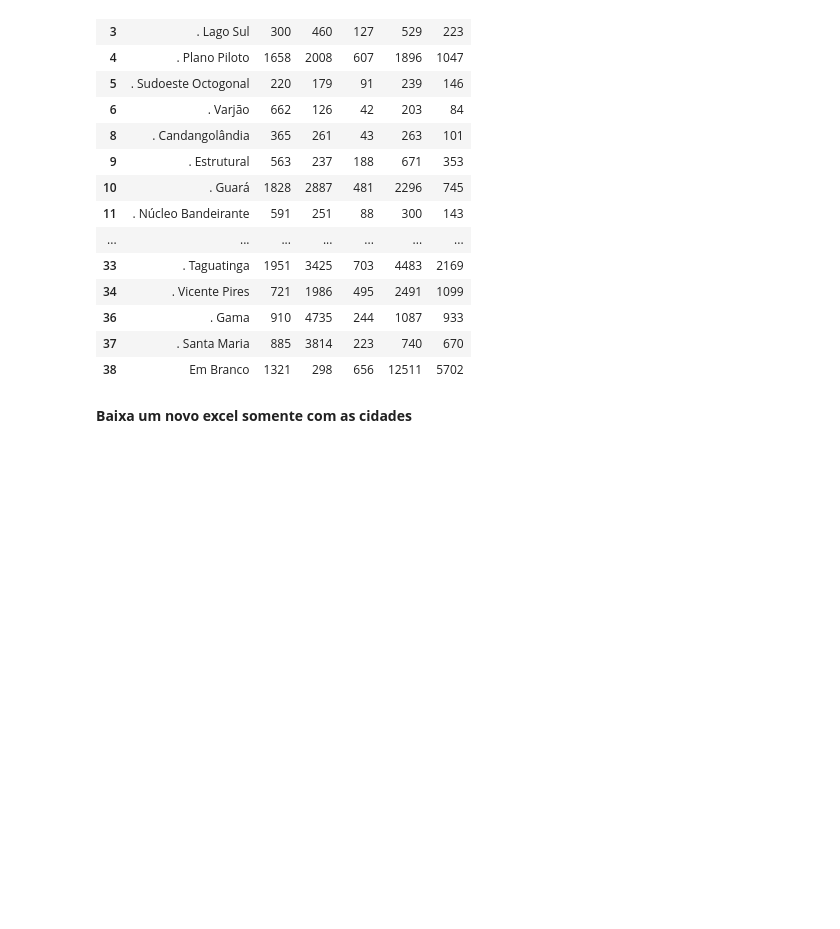
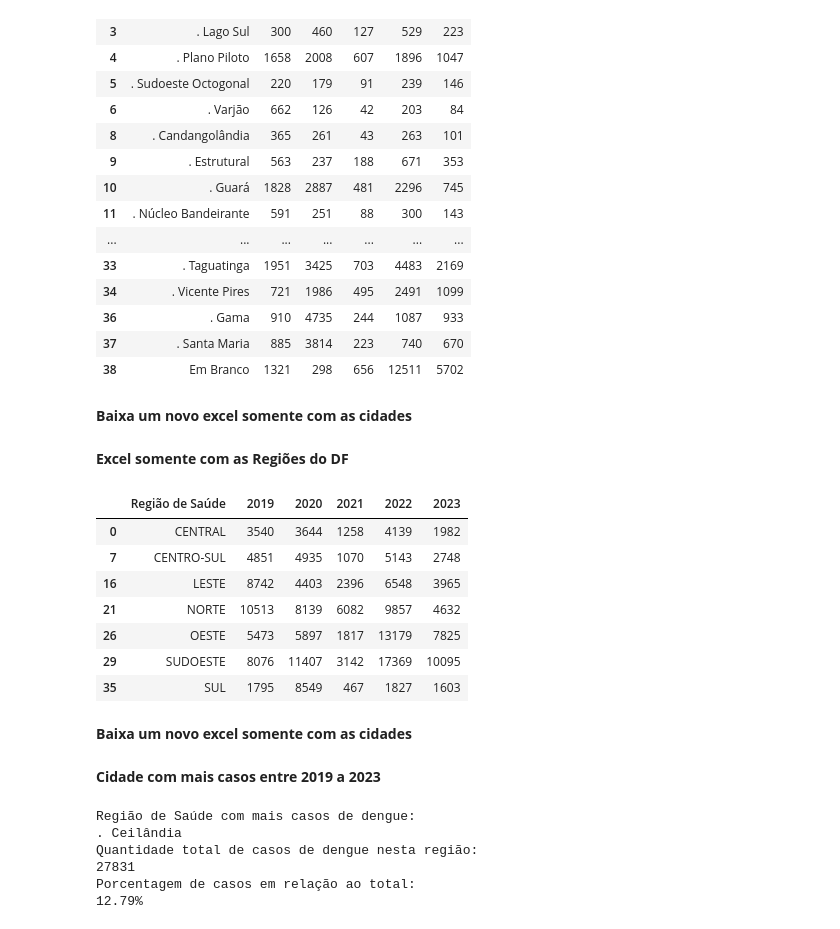
Before and after one commit to 07Dalmaso/-An-lise-Preditiva-cMonitoramento-Epidemiol-gico-da-Dengue-no-Distrito-Federal-2019-2023-, a Jupyter notebook: dengue.ipynb, the cells around one changed output. Drawn from its saved outputs; the diff is of its cells as text; code cells hidden in the pictures; blank space fills up the shorter version.

```diff
--- a/dengue.ipynb
+++ b/dengue.ipynb
@@ -101,3 +178,5 @@ linhas_cidades
 **Baixa um novo excel somente com as cidades**
 # %%
 linhas_cidades.to_excel('resultado_analise_cidade.xlsx', index=False)
+# %% [markdown]
+**Excel somente com as Regiões do DF**
@@ -103,0 +185,13 @@ linhas_cidades.to_excel('resultado_analise_cidade.xlsx', index=False)
+# %%
+linhas_regiao
+# %% [output]
+|  | Região de Saúde | 2019 | 2020 | 2021 | 2022 | 2023 |
+| 0 | CENTRAL | 3540 | 3644 | 1258 | 4139 | 1982 |
+| 7 | CENTRO-SUL | 4851 | 4935 | 1070 | 5143 | 2748 |
+| 16 | LESTE | 8742 | 4403 | 2396 | 6548 | 3965 |
+| 21 | NORTE | 10513 | 8139 | 6082 | 9857 | 4632 |
+| 26 | OESTE | 5473 | 5897 | 1817 | 13179 | 7825 |
+| 29 | SUDOESTE | 8076 | 11407 | 3142 | 17369 | 10095 |
+| 35 | SUL | 1795 | 8549 | 467 | 1827 | 1603 |
+# %% [markdown]
+**Baixa um novo excel somente com as cidades**
@@ -103,0 +200,12 @@ linhas_cidades.to_excel('resultado_analise_cidade.xlsx', index=False)
+# %% [markdown]
+**Cidade com mais casos entre 2019 a 2023**
+# %%
+df_cidade = pd.DataFrame(linhas_cidades)
+cidade_com_mais_casos(df_cidade)
+# %% [output]
+Região de Saúde com mais casos de dengue:
+. Ceilândia
+Quantidade total de casos de dengue nesta região:
+27831
+Porcentagem de casos em relação ao total:
+12.79%
```
Also changed, not shown: parts of 21 cells of this notebook, 2 other files.
